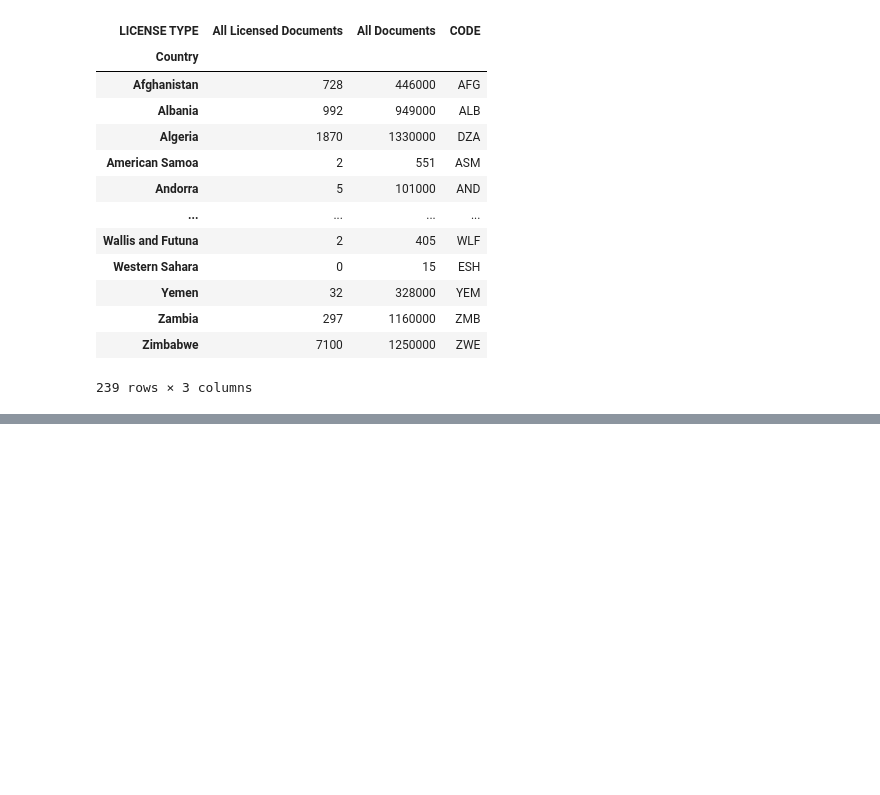
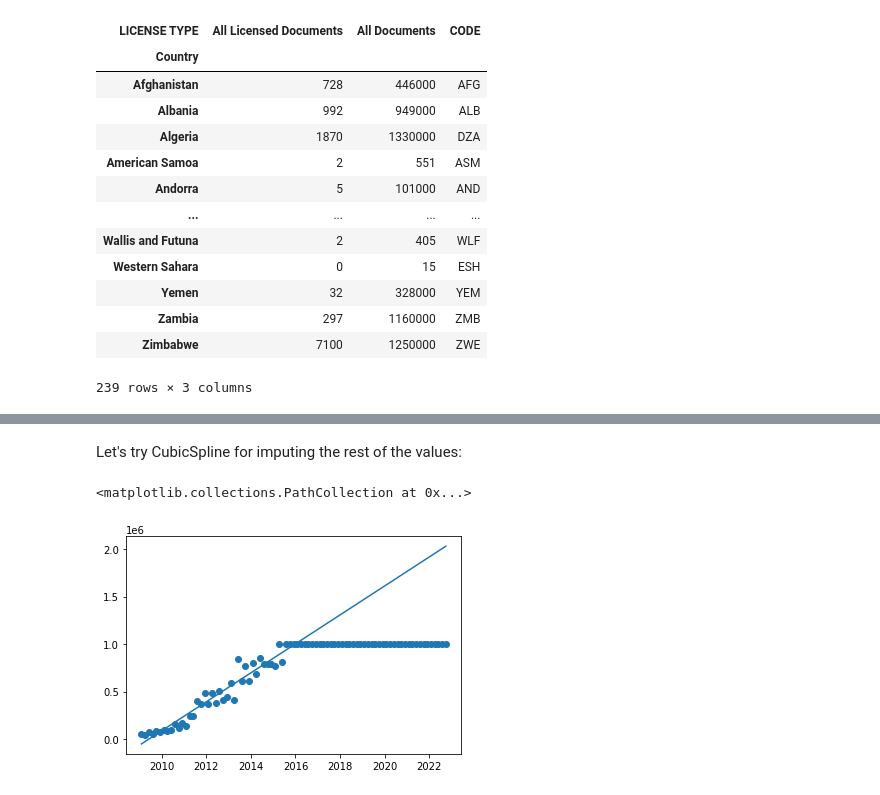
Before and after one commit to creativecommons/quantifying, a Jupyter notebook: visualization/visualization_engineering.ipynb, the cells around one changed output, grey strips where cells are left out. Cells and saved outputs as stored; diff of their text form; code cells hidden in the pictures; blank space fills up the shorter version.

```diff
--- a/visualization/visualization_engineering.ipynb
+++ b/visualization/visualization_engineering.ipynb
@@ -389,0 +664,15 @@ google_country_data
+# %% [markdown]
+Let's try CubicSpline for imputing the rest of the values:
+# %%
+import sklearn.linear_model as lm
+model = lm.LinearRegression()
+index_limiter = raw_youtube_time_data_toplot["time coord"] < 2016
+model.fit(
+    X = raw_youtube_time_data_toplot[index_limiter][["time coord"]],
+    y = raw_youtube_time_data_toplot[index_limiter]["Document Count"]
+)
+plt.plot(raw_youtube_time_data_toplot["time coord"], model.predict(raw_youtube_time_data_toplot[["time coord"]]))
+plt.scatter(data = raw_youtube_time_data_toplot, x = "time coord", y = "Document Count")
+# %% [output]
+<matplotlib.collections.PathCollection at 0x...>
+[figure, added]
```
Also changed, not shown: parts of 38 cells of this notebook, 1 other file.
